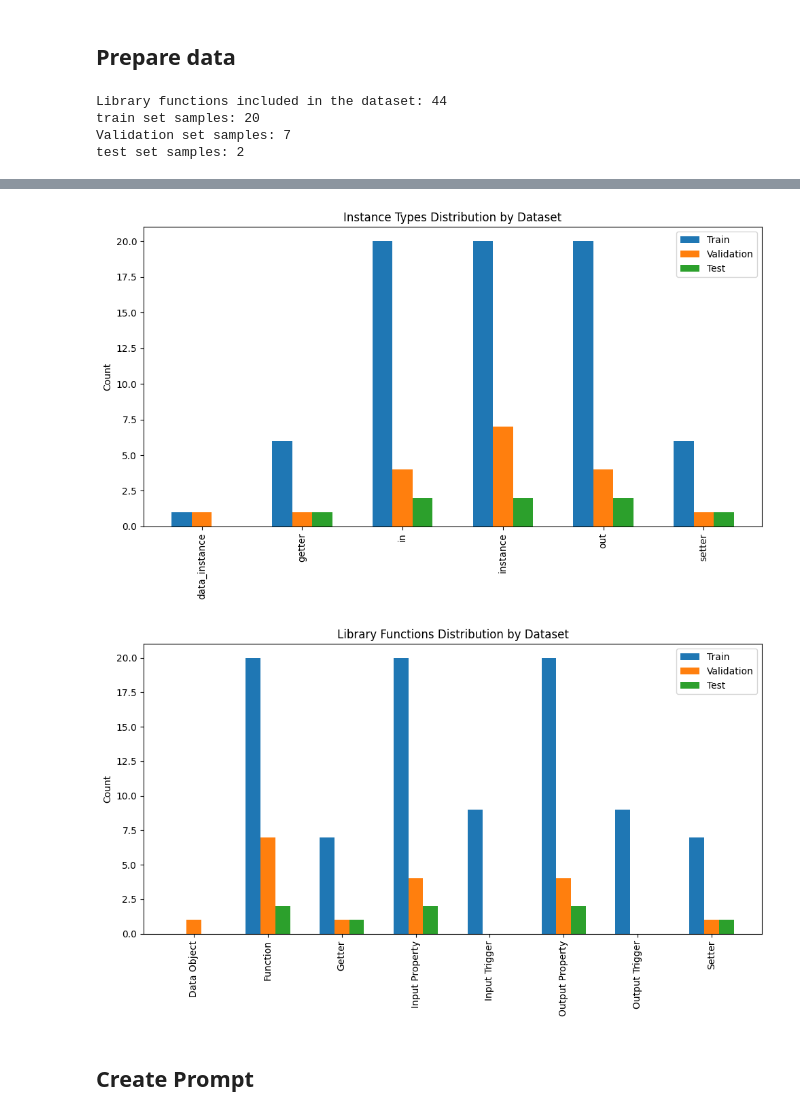
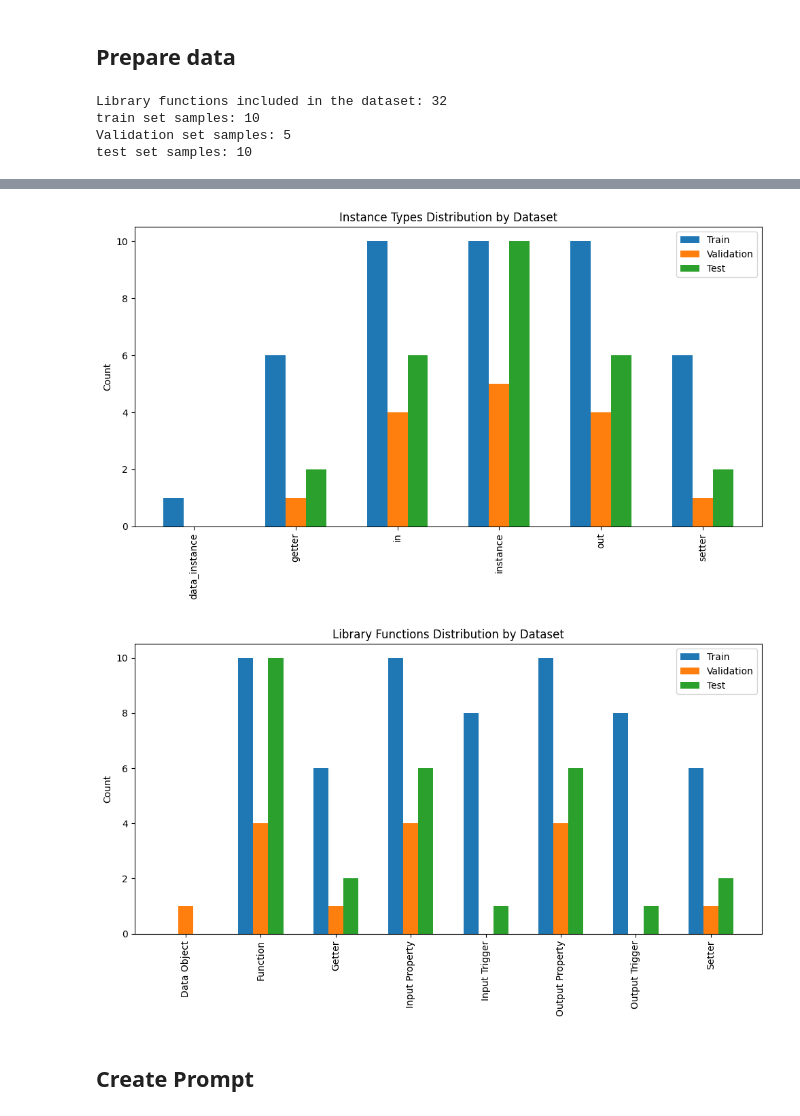
Before and after one commit to Sindre01/Thesis_project, a Jupyter notebook: notebooks/few_shot_with_nodes.ipynb, the cells around one changed output, grey strips where cells are left out. Drawn from its saved outputs; the diff is of its cells as text; code cells hidden in the pictures.

Commit message:
used split_on_shots correct

```diff
--- a/notebooks/few_shot_with_nodes.ipynb
+++ b/notebooks/few_shot_with_nodes.ipynb
@@ -64,8 +64,9 @@ from my_packages.analysis.analyze_datasets import analyze_library_distribution,
 with open('../data/mbpp_transformed_code_examples/sanitized-MBPP-midio.json', 'r') as file:
     dataset = json.load(file)
 
-num_shot = 20 # Few-shot examples
-train_data, val_data, test_data = split_on_shots(num_shot, dataset, seed = 64, write_to_file=True)
+num_shot = 10 # Few-shot examples
+eval_size_percentage = 0.4
+train_data, val_data, test_data = split_on_shots(num_shot, eval_size_percentage, dataset, seed = 64, write_to_file=True)
 
 def extract_prompts_and_responses(data):
     prompts = [f"Identify the library functions to be used in this example: {item['prompts'][0]}\n " for item in data]
@@ -98,7 +99,7 @@ analyze_library_distribution(train_data, val_data, test_data)
 analyze_instance_distribution(train_data, val_data, test_data)
 analyze_visual_node_types_distribution(train_data, val_data, test_data)
 # %% [output]
-Library functions included in the dataset: 44
-train set samples: 20
-Validation set samples: 7
-test set samples: 2
+Library functions included in the dataset: 32
+train set samples: 10
+Validation set samples: 5
+test set samples: 10
@@ -106,5 +107,5 @@ test set samples: 2
-[figure, old version]
+[figure, new version]
-[figure, old version]
+[figure, new version]
 # %% [markdown]
 ## Create Prompt
 # %%
```
Also changed, not shown: parts of 1 cell of this notebook, 3 other files.
